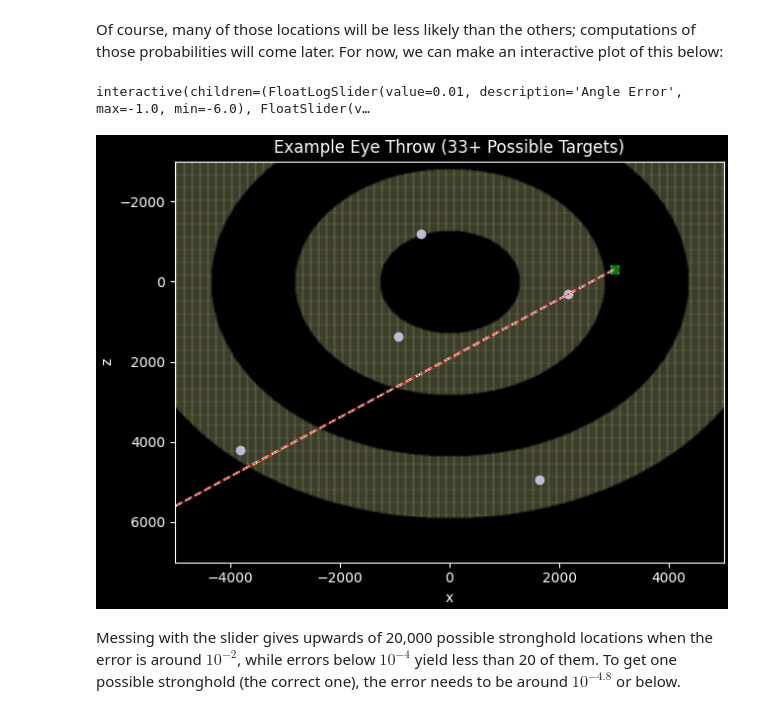
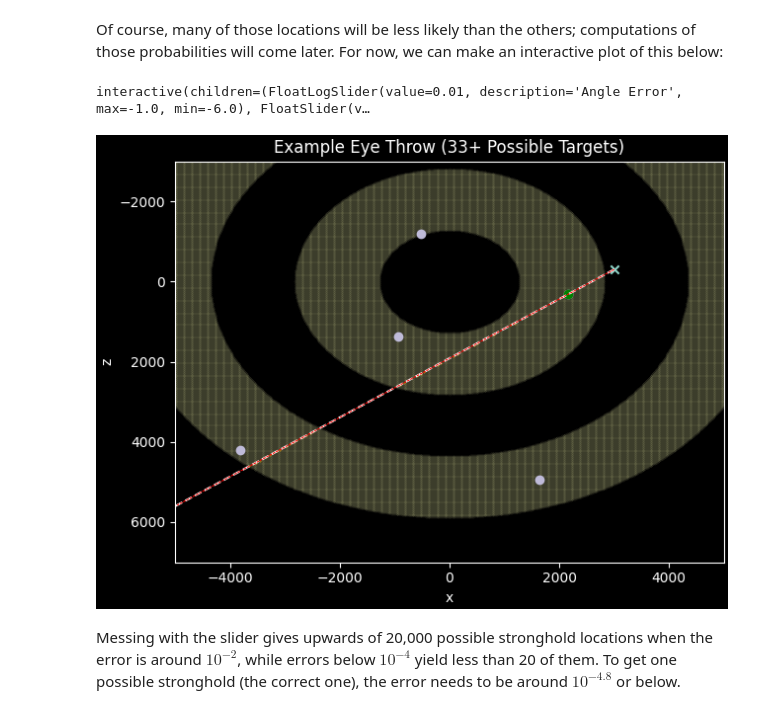
Before and after one commit to badooga/strongholds, a Jupyter notebook: 3. throws.ipynb, the cells around one changed output. Saved outputs shown, nothing was run; the diff lists cells and outputs as text; code cells hidden in the pictures.

```diff
--- a/3. throws.ipynb
+++ b/3. throws.ipynb
@@ -21,7 +21,7 @@ Closest stronghold to (3000, -300): [2160.  320.]
 # %% [markdown]
 If this player throws an Eye of Ender at that location, it will fly out at the following polar angle:
 # %%
-throw_angle = np.angle(target.coords - player.coords)
+throw_angle = target.relative_to(player).phi
 throw_angle
 # %% [output]
 2.505754230066048
@@ -75,9 +75,9 @@ Of course, many of those locations will be less likely than the others; computat
 # %%
 # computes the cone lines
 t = np.linspace(0, 30000)
-ray_0 = player.coords + np.exp(1j * throw.theta) * t
-ray_a = player.coords + np.exp(1j * throw.theta_a) * t
-ray_b = player.coords + np.exp(1j * throw.theta_b) * t
+ray_0 = player.coords + throw.ray_0.coords * t
+ray_a = player.coords + throw.ray_a.coords * t
+ray_b = player.coords + throw.ray_b.coords * t
 # %%
 %matplotlib widget
 fig, ax = mplt.xz_subplots()
@@ -103,38 +103,38 @@ dtheta_slider = ipywidgets.FloatLogSlider(value=1e-2, base=10, min=-6,
                                         description="Angle Error")
 x_slider = ipywidgets.FloatSlider(value=3000, min=-2000, max=3000)
 z_slider = ipywidgets.FloatSlider(value=-300, min=-2000, max=2000)
 
 @ipywidgets.interact(dtheta=dtheta_slider, x=x_slider, z=z_slider)
 def update(dtheta: float, x: float, z: float) -> None:
     # update the player location and resulting data
     player = strongholds.Coordinates.from_rect(x, z)
     target = strongholds.closest_stronghold(player, all_strongholds)
 
-    throw_angle = np.angle(target.coords - player.coords)
+    throw_angle = target.relative_to(player).phi
     throw = strongholds.EyeThrow(player, strongholds.to_yrot(throw_angle), dtheta)
     possible_targets = throw.points_in_cone(grid)
 
-    ray_0 = player.coords + np.exp(1j * throw.theta) * t
-    ray_a = player.coords + np.exp(1j * throw.theta_a) * t
-    ray_b = player.coords + np.exp(1j * throw.theta_b) * t
+    ray_0 = player.coords + throw.ray_0.coords * t
+    ray_a = player.coords + throw.ray_a.coords * t
+    ray_b = player.coords + throw.ray_b.coords * t
 
     # update the plots
     player_point.set_offsets(player.to_xz())
 
-    target_scatter.set_offsets(player.to_xz())
+    target_scatter.set_offsets(target.to_xz())
 
     line_0.set_data(ray_0.real, ray_0.imag)
     line_a.set_data(ray_a.real, ray_a.imag)
     line_b.set_data(ray_b.real, ray_b.imag)
 
     possible_targets_scatter.set_offsets(possible_targets.to_xz())
 
     ax.set_title(f"Example Eye Throw ({len(possible_targets.coords)}+ Possible Targets)")
 
 _ = ax.set_xlim(-5000, 5000)
 _ = ax.set_ylim(7000, -3000)
 # %% [output]
 interactive(children=(FloatLogSlider(value=0.01, description='Angle Error', max=-1.0, min=-6.0), FloatSlider(v…
-[figure, old version]
+[figure, new version]
 # %% [markdown]
 Messing with the slider gives upwards of 20,000 possible stronghold locations when the error is around $10^{-2}$, while errors below $10^{-4}$ yield less than 20 of them. To get one possible stronghold (the correct one), the error needs to be around $10^{-4.8}$ or below.
```
Also changed, not shown: parts of 2 cells of this notebook, 6 other files.
